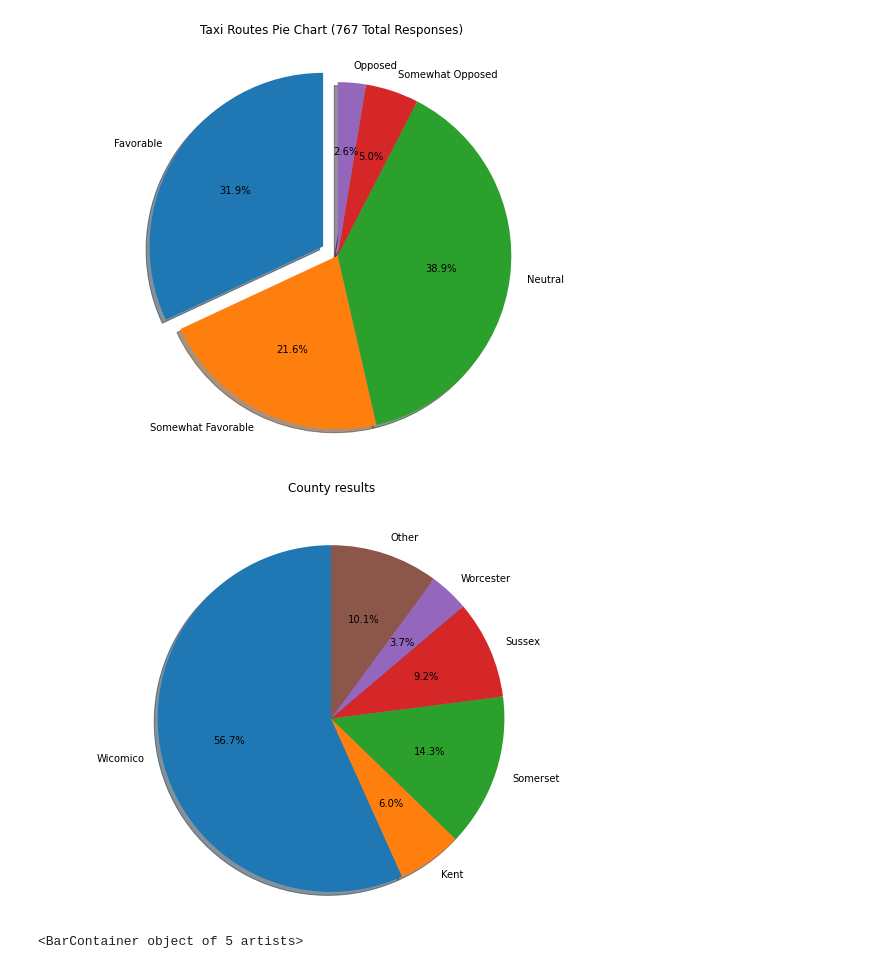
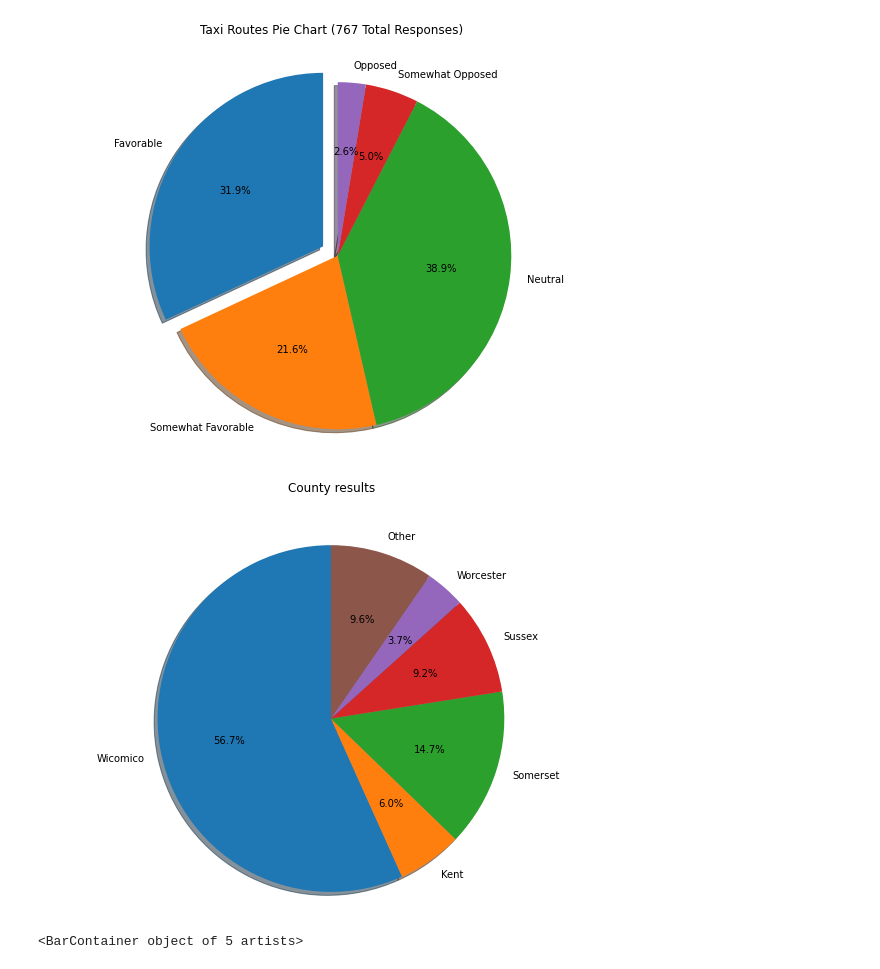
Before and after one commit to jfernandez37/PCS2023, a Jupyter notebook: PCS_graphs.ipynb, the cells around one changed output. Saved outputs shown, nothing was run; the diff lists cells and outputs as text; code cells hidden in the pictures.

```diff
--- a/PCS_graphs.ipynb
+++ b/PCS_graphs.ipynb
@@ -13,7 +13,7 @@ def simCit(a, b):
     return SequenceMatcher(None, a, b).ratio()
 amtrakWords=["train","rail","amtrak","Train","Rail","Amtrak"]
 Wicomico=["Salisbury","Delmar","Fruitland","Hebron","Wicomico","Mardela springs","Tyaskin","Pittsville","Parsonsburg","Quantico","Salisbury/maryland"]
-Somerset=["Princess anne","Crisfield","Seaford","Eden","Westover", "Somerset"]
+Somerset=["Princess anne","Crisfield","Seaford","Eden","Westover", "Somerset","Marion"]
 Sussex=["Georgetown","Millsboro","Milton","Laurel", "Lewes","Bridgeville", "Dagsboro", "Sussex", "Rehoboth beach","Greenwood","Long neck"]
 Worcester=["Berlin", "Ocean pines","Worcester","Ocean city"]
 Kent=["Dover","Magnolia","Smyrna", "Harrington","Milford","Kent","Viola","Camden","Clayton", "Felton","Wyoming","Cheswold"]
@@ -242,10 +242,10 @@ Townsend
 There were a total of 10997 of blank responses and 15497 not blank responses in the english survey
 26494 responses total for the english survey
 41.50751113459651% of the english answers for all questions were blank
 Trains were talked about 216 times
 [figure]
 [figure]
 [figure]
-[figure, old version]
+[figure, new version]
 <BarContainer object of 5 artists>
 [figure]
```
Also changed, not shown: parts of 1 cell of this notebook.
